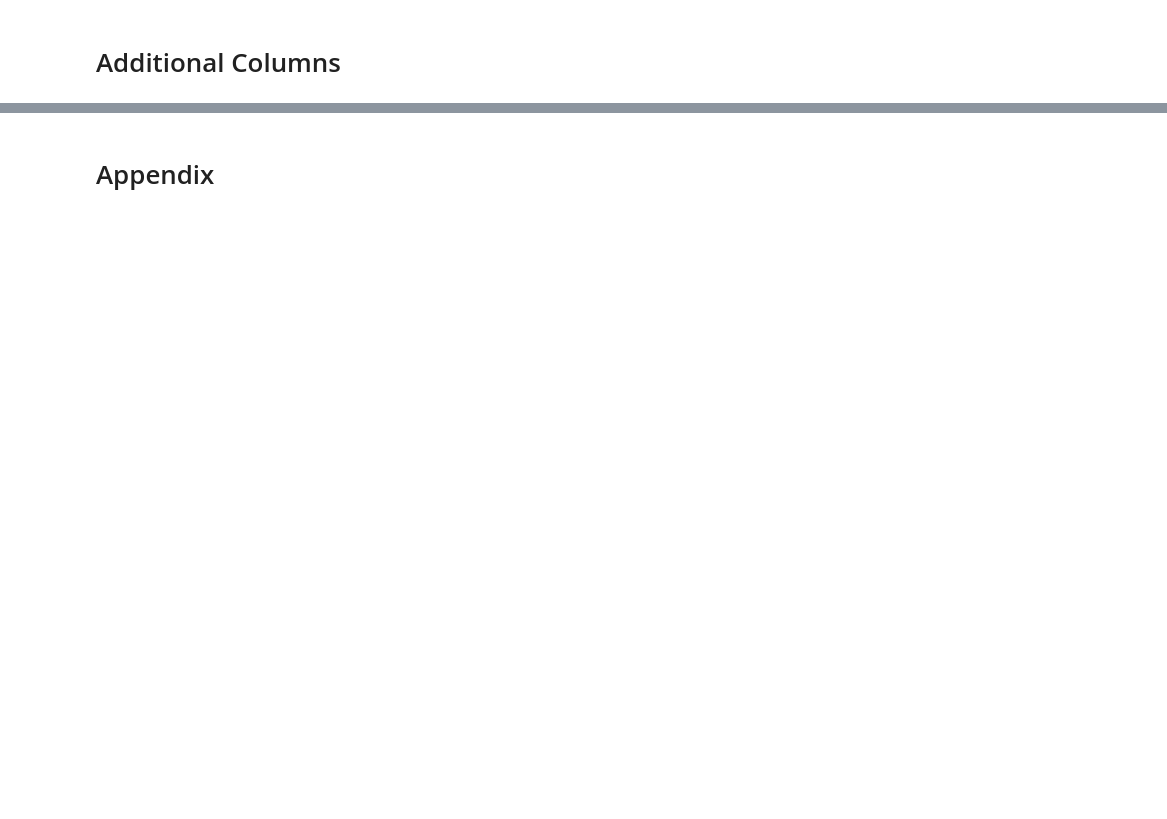
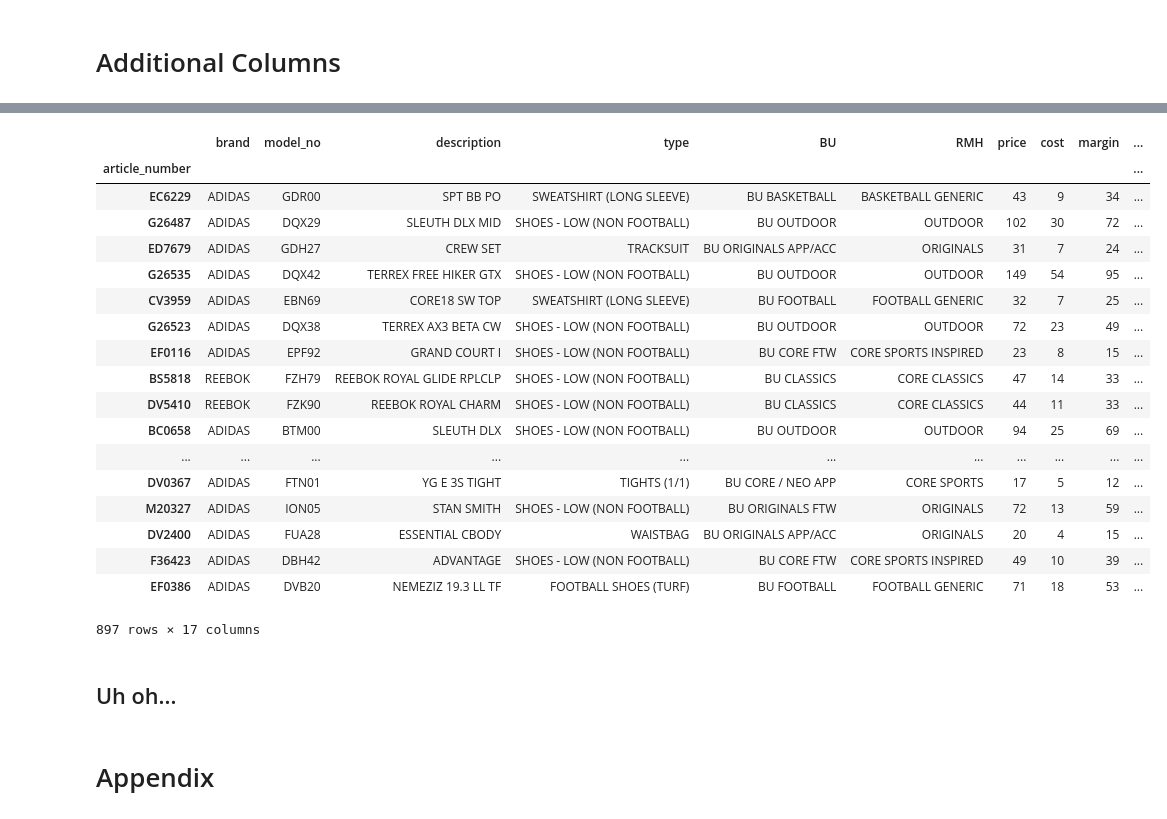
Before and after one commit to cwcomiskey/Misc, a Jupyter notebook: adidas/model_10Sept.ipynb, the cells around one changed output, grey strips where cells are left out. Drawn from its saved outputs; the diff is of its cells as text; code cells hidden in the pictures; blank space fills up the shorter version.

```diff
--- a/adidas/model_10Sept.ipynb
+++ b/adidas/model_10Sept.ipynb
@@ -932 +941,3 @@ preds_season = pd.merge(
+# %%
+preds_season['pct_difference'] = (preds_season.y_hat - preds_season['WE eCom'])/preds_season['WE eCom'] * 100
 # %%
@@ -951,3 +955,9 @@ preds_season = pd.merge(
+# %%
+preds_season = pd.merge(
+    preds_season,
+    aa_cols,
+    how = 'left', left_on = 'article_number', right_on = 'article_number'
+)
 # %%
 preds_season = preds_season.rename(columns = {'y_hat': 'net_forecast',
                                               'Opt_Ovb': 'buy_recommendation',
@@ -962,7 +972,7 @@ preds_season = preds_season[['article_number',
                              'brand', 'model_no', 'description', 'type', 'BU', 'RMH',
                              'price', 'cost', 'margin',
                              'net_forecast', 'buy_recommendation',
-                             'eCom_RMA1', 'impact',
+                             'eCom_RMA1', 'pct_difference',
                              'FW19_total_ecom_SO', 'FW19_total_market_FC', 'FW19_total_ecom_RDP']]
 # %%
 # Convert to integers to remove '.0' endings
@@ -972,7 +990,7 @@ for c in preds_season.columns:
 # %%
 # ---- Comments ----
 
-preds_season = preds_season.set_index('article_number')
+#preds_season = preds_season.set_index('article_number')
 
 preds_season['notes'] = '-'
 preds_season.loc['EF0371', 'notes'] = 'Short FW19; our forecast assumes full FW20, with performance on par with observed FW19'
@@ -982,9 +1000,9 @@ preds_season.loc['DP2401', 'notes'] = 'Our forecast much higher--are there artic
 preds_season.loc['DP2389', 'notes'] = 'Big decline expected by eCom for a reason unknown to DAA.'
 preds_season.loc['DZ9414', 'notes'] = 'Huge discrepancy, probably a separate buyer strategy, but worth double-checking.'
 preds_season.loc['DP2386', 'notes'] = 'eCom buy indicates a big decline is expected; presumably eCom has plans/changes not incorporated into our forecast'
-preds_season.loc['DV1555', 'notes'] = 'eCom forecast ~5x DAA forecast. Negative sales trend over the last 10 months, but perhaps eCom has reason to expect such a large increase.'
-preds_season.loc['DZ9415', 'notes'] = 'eCom forecast ~5x DAA forecast. eCom forecasts substantial increase. Noteworthy decreasing pattern so far this season, which admittedly not be significant. In any event, we assume there is justification for this projected increase, but double check.'
-preds_season.loc['DZ9416', 'notes'] = 'eCom forecast ~5x DAA forecast. eCom forecasts substantial increase. We assume there is justification for this projected increase, but it seemed worth mentioning.'
+preds_season.loc['DV1555', 'notes'] = 'eCom forecast ~3x DAA forecast. Negative sales trend over the last 10 months, but perhaps eCom has reason to expect such a large increase.'
+preds_season.loc['DZ9415', 'notes'] = 'eCom forecast ~4x DAA forecast. eCom forecasts substantial increase. Noteworthy decreasing pattern so far this season, which admittedly not be significant. In any event, we assume there is justification for this projected increase, but double check.'
+preds_season.loc['DZ9416', 'notes'] = 'eCom forecast ~4.5x DAA forecast. eCom forecasts substantial increase. We assume there is justification for this projected increase, but it seemed worth mentioning.'
 preds_season.loc['EE7570', 'notes'] = 'Short FW19, so not a lot of data to work with. Our forecast assumes full FW20, with performance on par with observed FW19'
 preds_season.loc['DZ9357', 'notes'] = 'Solid FW19 so far, with a positive trend, but eCom forecast is 4x DAA forecast. We do not have information suggest this increase, but perhaps eCom does.'
 preds_season.loc['CM7492', 'notes'] = 'Decent sales so far, with hopefully a strong end to FW19 (as in FW18). Our forecast is 4x eCom forecast, so perhaps there is information we do not have about the rest of this season or the next.'
@@ -994,7 +1012,22 @@ preds_season.loc['DP2419', 'notes'] = 'Seemingly solid FW19 so far; is there rea
 preds_season.loc['DZ9355', 'notes'] = 'Big buy; if I recall there are strategies that explain intentional big overbuys on items like socks?'
 preds_season.loc['F36641', 'notes'] = 'Only a handful of observed weeks of FW19, but forecast assumes FULL availability throughout FW20'
 preds_season.loc['G27706', 'notes'] = 'While SS19 was strong, FW19 numbers are more modest, and the forecast reflects this.'
-# preds_season.loc['F36641', 'notes'] =
-# preds_season.loc['F36641', 'notes'] =
-# preds_season.loc['F36641', 'notes'] =
-# preds_season.loc['DP2401', 'notes']
+
+preds_season.loc['G26535', 'notes'] = 'We have very few observed weeks for this article, due to late season launch; so at this stage the forecast for this article is unreliable.'
+preds_season.loc['EC6229', 'notes'] = 'We have very few observed weeks for this article, due to late season launch; so at this stage the forecast for this article is unreliable.'
+preds_season.loc['G26487', 'notes'] = 'We have very few observed weeks for this article, due to late season launch; so at this stage the forecast for this article is unreliable.'
+preds_season.loc['G26523', 'notes'] = 'We have very few observed weeks for this article, due to late season launch; so at this stage the forecast for this article is unreliable.'
+
+preds_season.loc['EI7411', 'notes'] = 'We project corrected net_qty around 4000 units by end of season; eCom RMA1 number is 10% of that.'
+preds_season.loc['DT3047', 'notes'] = 'We project corrected net_qty around 8000 units by end of season; eCom RMA1 number is ~15% of that.'
+preds_season.loc['ED8712', 'notes'] = 'We have very few observed weeks for this article; so at this stage the forecast for this article is unreliable.'
+preds_season.loc['EF0118', 'notes'] = 'We project corrected net_qty around 2500 units by end of season; eCom RMA1 number is ~20% of that.'
+preds_season.loc['ED8620', 'notes'] = 'We have very few observed weeks for this article; so at this stage the forecast for this article is unreliable.'
+preds_season.loc['FJ6350', 'notes'] = 'We project corrected net_qty around 3100 units by end of season; eCom RMA1 number is ~55% of that.'
+preds_season.loc['EI5563', 'notes'] = 'We project corrected net_qty around 150 units by end of season; eCom RMA1 number is 30 times that.'
+preds_season.loc['D95958', 'notes'] = 'We project corrected net_qty around 5000 units by end of season; eCom RMA1 number is 5 times that.'
+# preds_season.loc['G26523', 'notes'] =
+# preds_season.loc['G26523', 'notes'] =
+# preds_season.loc['G26523', 'notes'] =
+# preds_season.loc['G26523', 'notes'] =
+# preds_season.loc['G26523', 'notes'] =
@@ -1001,3 +1091,27 @@ preds_season.loc['G27706', 'notes'] = 'While SS19 was strong, FW19 numbers are m
 # %%
 # preds_season.to_csv("FW20_forecasts.csv", sep=',', encoding='utf-8')
 preds_season.to_excel("FW20_forecasts.xlsx")
+# %%
+preds_season.sort_values('pct_difference', ascending = False)
+# %% [output]
+|  | brand | model_no | description | type | BU | RMH | price | cost | margin | ... |
+| article_number |  |  |  |  |  |  |  |  |  | ... |
+| EC6229 | ADIDAS | GDR00 | SPT BB PO | SWEATSHIRT (LONG SLEEVE) | BU BASKETBALL | BASKETBALL GENERIC | 43 | 9 | 34 | ... |
+| G26487 | ADIDAS | DQX29 | SLEUTH DLX MID | SHOES - LOW (NON FOOTBALL) | BU OUTDOOR | OUTDOOR | 102 | 30 | 72 | ... |
+| ED7679 | ADIDAS | GDH27 | CREW SET | TRACKSUIT | BU ORIGINALS APP/ACC | ORIGINALS | 31 | 7 | 24 | ... |
+| G26535 | ADIDAS | DQX42 | TERREX FREE HIKER GTX | SHOES - LOW (NON FOOTBALL) | BU OUTDOOR | OUTDOOR | 149 | 54 | 95 | ... |
+| CV3959 | ADIDAS | EBN69 | CORE18 SW TOP | SWEATSHIRT (LONG SLEEVE) | BU FOOTBALL | FOOTBALL GENERIC | 32 | 7 | 25 | ... |
+| G26523 | ADIDAS | DQX38 | TERREX AX3 BETA CW | SHOES - LOW (NON FOOTBALL) | BU OUTDOOR | OUTDOOR | 72 | 23 | 49 | ... |
+| EF0116 | ADIDAS | EPF92 | GRAND COURT I | SHOES - LOW (NON FOOTBALL) | BU CORE FTW | CORE SPORTS INSPIRED | 23 | 8 | 15 | ... |
+| BS5818 | REEBOK | FZH79 | REEBOK ROYAL GLIDE RPLCLP | SHOES - LOW (NON FOOTBALL) | BU CLASSICS | CORE CLASSICS | 47 | 14 | 33 | ... |
+| DV5410 | REEBOK | FZK90 | REEBOK ROYAL CHARM | SHOES - LOW (NON FOOTBALL) | BU CLASSICS | CORE CLASSICS | 44 | 11 | 33 | ... |
+| BC0658 | ADIDAS | BTM00 | SLEUTH DLX | SHOES - LOW (NON FOOTBALL) | BU OUTDOOR | OUTDOOR | 94 | 25 | 69 | ... |
+| ... | ... | ... | ... | ... | ... | ... | ... | ... | ... | ... |
+| DV0367 | ADIDAS | FTN01 | YG E 3S TIGHT | TIGHTS (1/1) | BU CORE / NEO APP | CORE SPORTS | 17 | 5 | 12 | ... |
+| M20327 | ADIDAS | ION05 | STAN SMITH | SHOES - LOW (NON FOOTBALL) | BU ORIGINALS FTW | ORIGINALS | 72 | 13 | 59 | ... |
+| DV2400 | ADIDAS | FUA28 | ESSENTIAL CBODY | WAISTBAG | BU ORIGINALS APP/ACC | ORIGINALS | 20 | 4 | 15 | ... |
+| F36423 | ADIDAS | DBH42 | ADVANTAGE | SHOES - LOW (NON FOOTBALL) | BU CORE FTW | CORE SPORTS INSPIRED | 49 | 10 | 39 | ... |
+| EF0386 | ADIDAS | DVB20 | NEMEZIZ 19.3 LL TF | FOOTBALL SHOES (TURF) | BU FOOTBALL | FOOTBALL GENERIC | 71 | 18 | 53 | ... |
+897 rows × 17 columns
+# %% [markdown]
+## Uh oh...
```
Also changed, not shown: parts of 53 cells of this notebook, 1 other file.
